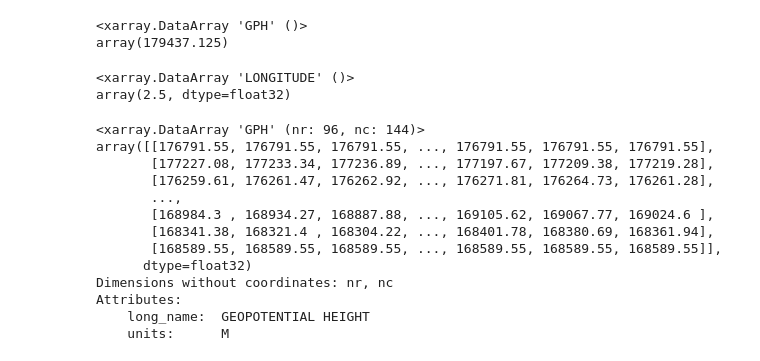
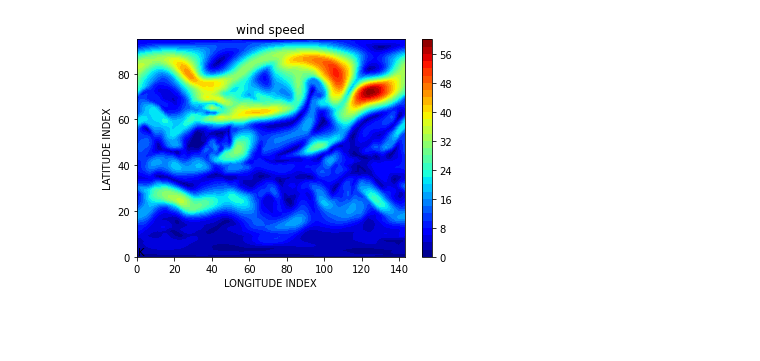
Before and after one commit to 7AlonsoRaikiri7/SummerREU, a Jupyter notebook: WACCMX+DART_UVTGPH_2009011900-2009030523.ipynb, the cells around one changed output. Saved outputs shown, nothing was run; the diff lists cells and outputs as text; code cells hidden in the pictures; blank space fills up the shorter version.

```diff
--- a/WACCMX+DART_UVTGPH_2009011900-2009030523.ipynb
+++ b/WACCMX+DART_UVTGPH_2009011900-2009030523.ipynb
@@ -65,26 +45,12 @@ np.shape(ds['PRESSURE'])
-# %%
-ds.GPH[0,0,:,:].max()
-# %% [output]
-<xarray.DataArray 'GPH' ()>
-array(179437.125)
-# %%
-ds.LONGITUDE[1]
-# %% [output]
-<xarray.DataArray 'LONGITUDE' ()>
-array(2.5, dtype=float32)
-# %%
-print(ds.GPH[0,0,:,:])
-# %% [output]
-<xarray.DataArray 'GPH' (nr: 96, nc: 144)>
-array([[176791.55, 176791.55, 176791.55, ..., 176791.55, 176791.55, 176791.55],
-       [177227.08, 177233.34, 177236.89, ..., 177197.67, 177209.38, 177219.28],
-       [176259.61, 176261.47, 176262.92, ..., 176271.81, 176264.73, 176261.28],
-       ...,
-       [168984.3 , 168934.27, 168887.88, ..., 169105.62, 169067.77, 169024.6 ],
-       [168341.38, 168321.4 , 168304.22, ..., 168401.78, 168380.69, 168361.94],
-       [168589.55, 168589.55, 168589.55, ..., 168589.55, 168589.55, 168589.55]],
-      dtype=float32)
-Dimensions without coordinates: nr, nc
-Attributes:
-    long_name:  GEOPOTENTIAL HEIGHT
-    units:      M
+# %%
+
+plt.contourf(wind_speed,30,cmap='jet')
+plt.xlabel('LONGITUDE INDEX')
+plt.ylabel('LATITUDE INDEX')
+plt.title('wind speed')
+plt.annotate('K',(.5,.5))
+plt.colorbar()
+
+plt.show()
+# %% [output]
+[figure, added]
```
Also changed, not shown: parts of 5 cells of this notebook.
